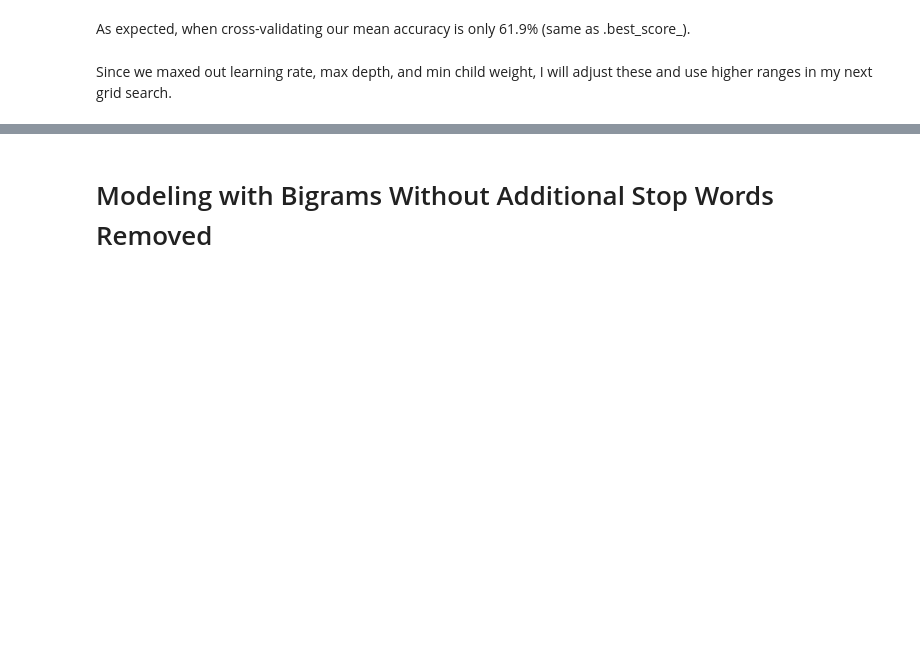
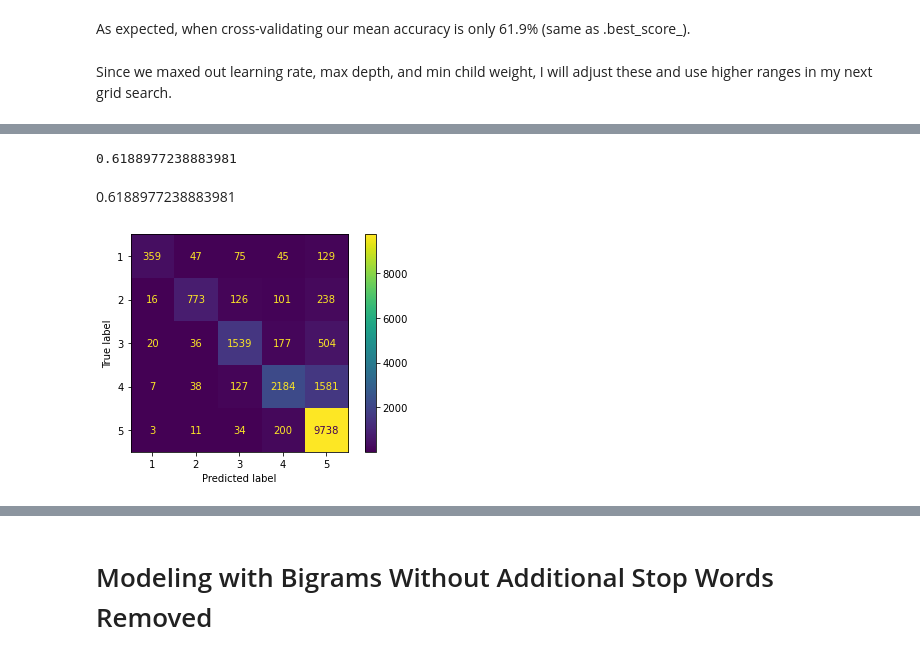
Before and after one commit to jlc0512/Utilizing-E-Commerce-Reviews-to-Predict-Comment-Sentiments, a Jupyter notebook: data_modeling_rating_prediction.ipynb, the cells around one changed output, grey strips where cells are left out. Cells and saved outputs as stored; diff of their text form; code cells hidden in the pictures; blank space fills up the shorter version.

Commit message:
completed grid searches with XGBoost and DTC

```diff
--- a/data_modeling_rating_prediction.ipynb
+++ b/data_modeling_rating_prediction.ipynb
@@ -703,3 +704,15 @@ Standard Deviation in accuracy:  {0.002534962207861195} .
 As expected, when cross-validating our mean accuracy is only 61.9% (same as .best_score_).
 # %% [markdown]
 Since we maxed out learning rate, max depth, and min child weight, I will adjust these and use higher ranges in my next grid search.
+# %%
+paramsXGB = {
+    'XGB__learning_rate': [0.1, 0.2, 0.3],
+    'XGB__max_depth': [9, 12, 15],
+    'XGB__min_child_weight': [6, 8, 10],
+    'XGB__gamma': [0, .1, .2],
+    'XGB__subsample': [.5, .75, 1],
+}
+# %%
+grid_XGB2 = GridSearchCV(XGB_pipe, param_grid=paramsXGB, cv=5, verbose=3, n_jobs=-2)
+# %%
+grid_XGB2.fit(X_train, y_train)
@@ -705,0 +752,10 @@ Since we maxed out learning rate, max depth, and min child weight, I will adjust
+# %%
+grid_XGB2.best_score_
+# %% [output]
+0.6188977238883981
+# %% [markdown]
+0.6188977238883981
+# %%
+plot_confusion_matrix(grid_XGB2, X_train, y_train);
+# %% [output]
+[figure, added]
```
Also changed, not shown: parts of 20 cells of this notebook.
